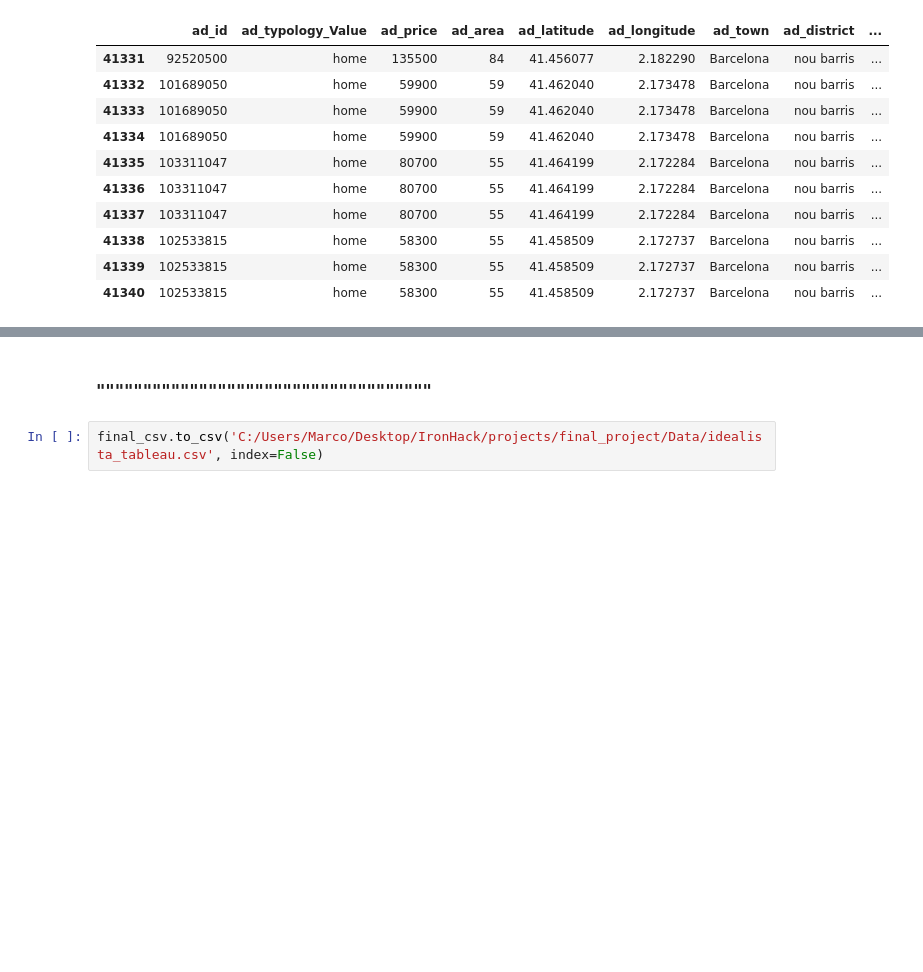
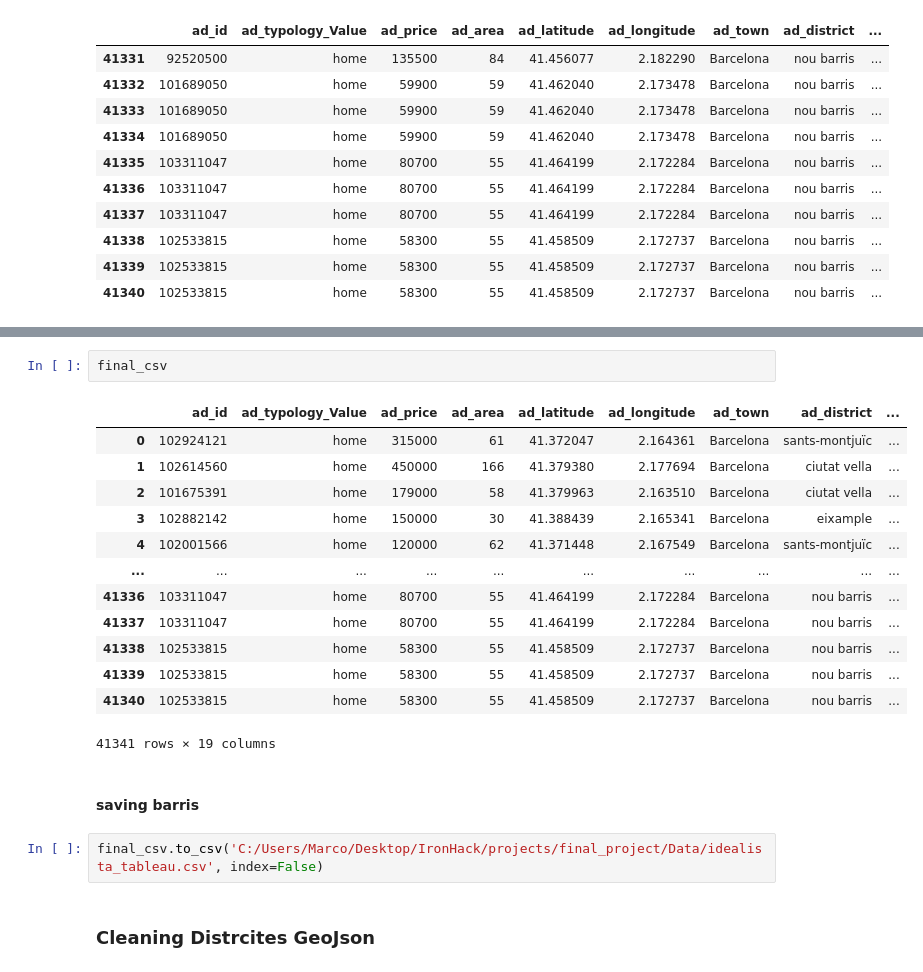
Before and after one commit to marcoayora/final_project, a Jupyter notebook: Notebooks/cleaning_idea.ipynb, the cells around one changed output, grey strips where cells are left out. Cells and saved outputs as stored; diff of their text form; blank space fills up the shorter version.

Commit message:
barrios perfectos

```diff
--- a/Notebooks/cleaning_idea.ipynb
+++ b/Notebooks/cleaning_idea.ipynb
@@ -433,4 +458,22 @@ final_csv.tail(10)
+# %%
+final_csv
+# %% [output]
+|  | ad_id | ad_typology_Value | ad_price | ad_area | ad_latitude | ad_longitude | ad_town | ad_district | ... |
+| 0 | 102924121 | home | 315000 | 61 | 41.372047 | 2.164361 | Barcelona | sants-montjuïc | ... |
+| 1 | 102614560 | home | 450000 | 166 | 41.379380 | 2.177694 | Barcelona | ciutat vella | ... |
+| 2 | 101675391 | home | 179000 | 58 | 41.379963 | 2.163510 | Barcelona | ciutat vella | ... |
+| 3 | 102882142 | home | 150000 | 30 | 41.388439 | 2.165341 | Barcelona | eixample | ... |
+| 4 | 102001566 | home | 120000 | 62 | 41.371448 | 2.167549 | Barcelona | sants-montjuïc | ... |
+| ... | ... | ... | ... | ... | ... | ... | ... | ... | ... |
+| 41336 | 103311047 | home | 80700 | 55 | 41.464199 | 2.172284 | Barcelona | nou barris | ... |
+| 41337 | 103311047 | home | 80700 | 55 | 41.464199 | 2.172284 | Barcelona | nou barris | ... |
+| 41338 | 102533815 | home | 58300 | 55 | 41.458509 | 2.172737 | Barcelona | nou barris | ... |
+| 41339 | 102533815 | home | 58300 | 55 | 41.458509 | 2.172737 | Barcelona | nou barris | ... |
+| 41340 | 102533815 | home | 58300 | 55 | 41.458509 | 2.172737 | Barcelona | nou barris | ... |
+41341 rows × 19 columns
 # %% [markdown]
-### """"""""""""""""""""""""""""""""""""
+#### saving barris
 # %%
 final_csv.to_csv('C:/Users/Marco/Desktop/IronHack/projects/final_project/Data/idealista_tableau.csv', index=False)
+# %% [markdown]
+### Cleaning Distrcites GeoJson
```
Also changed, not shown: parts of 5 cells of this notebook.
